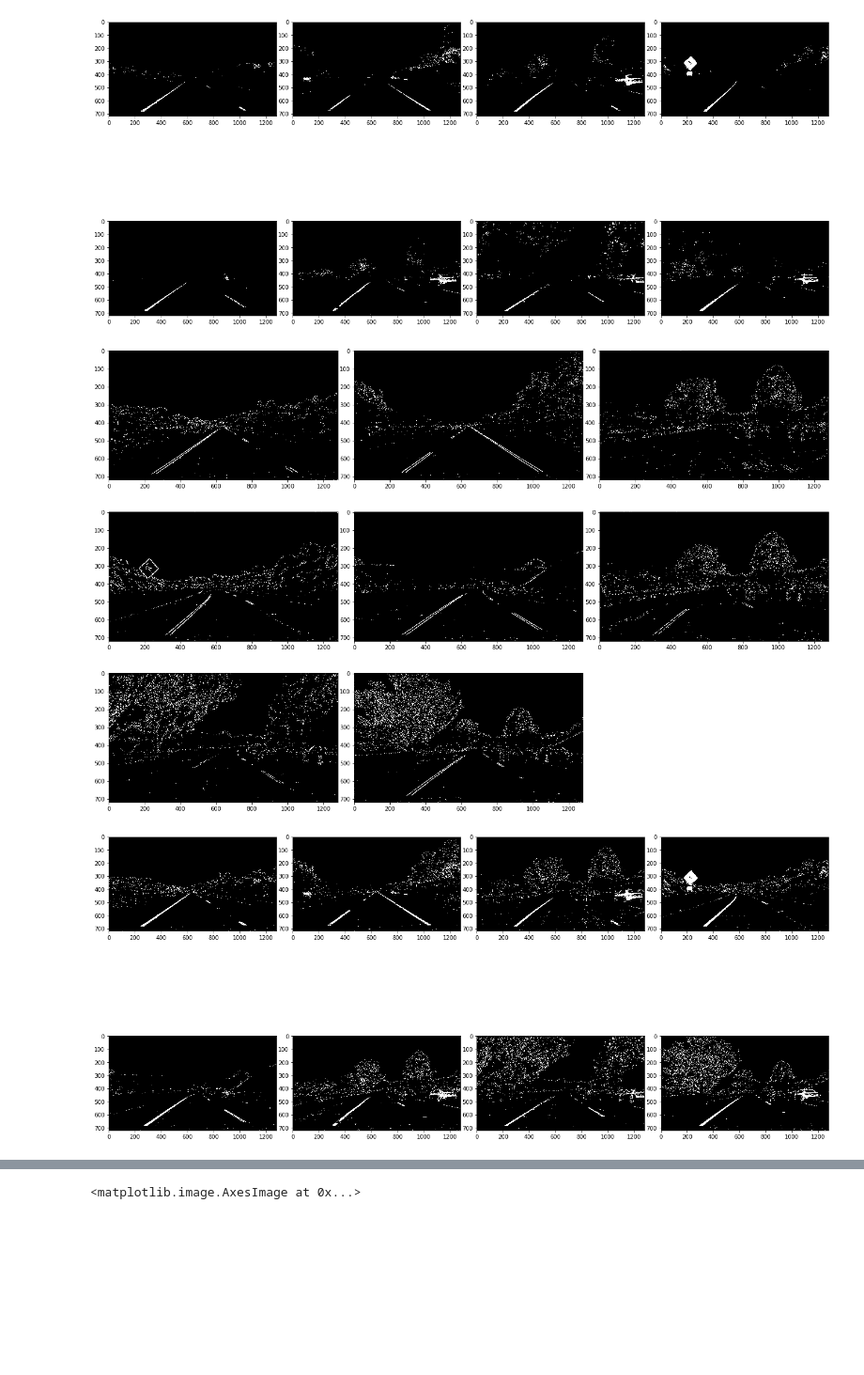
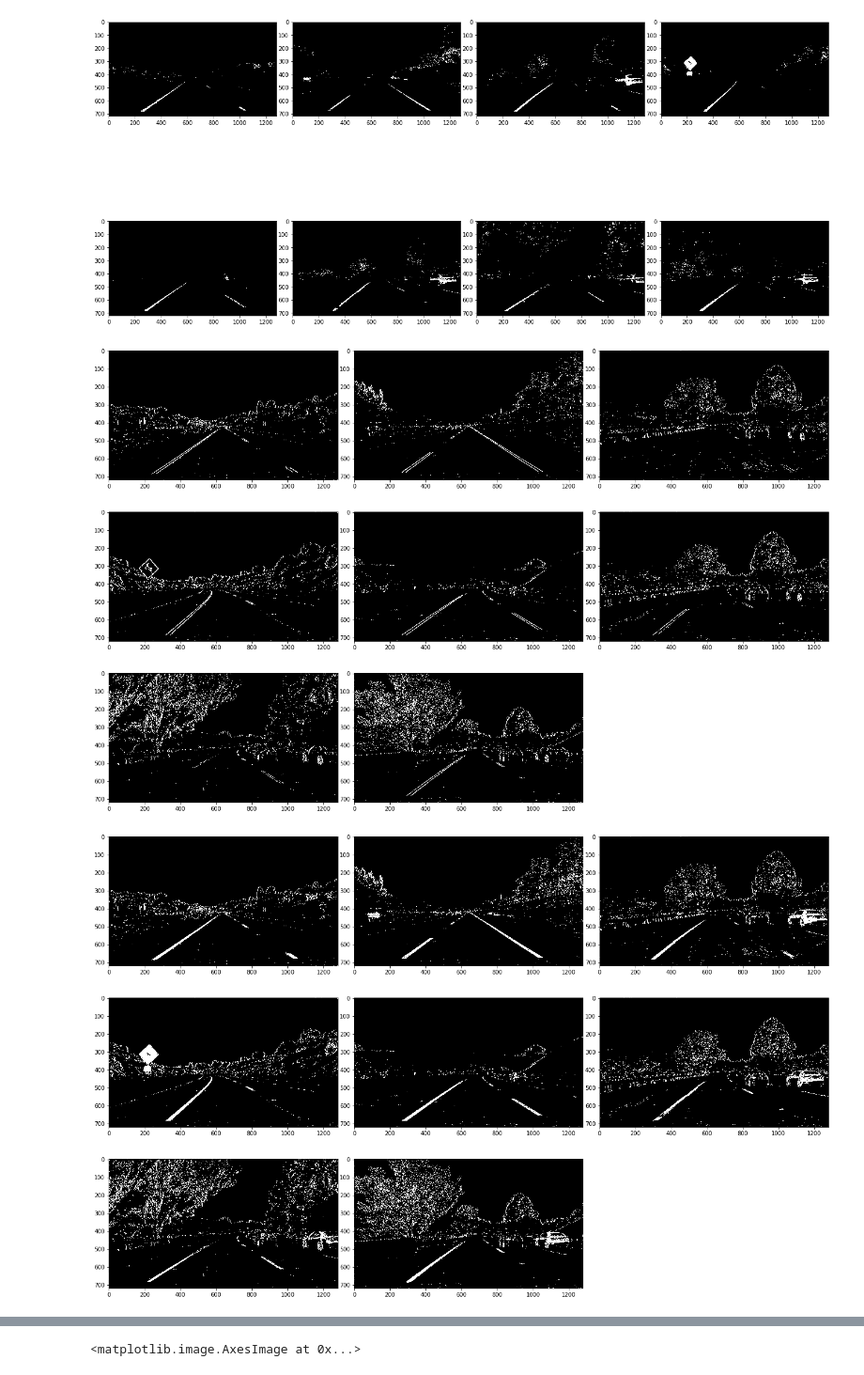
Before and after one commit to Aladdin95/CarND-Advanced-Lane-Lines, a Jupyter notebook: Advanced Lane Finding.ipynb, the cells around one changed output, grey strips where cells are left out. Shown at 94% size. Drawn from its saved outputs; the diff is of its cells as text; code cells hidden in the pictures; blank space fills up the shorter version.

Commit message:
warping parameter and thresholding parameters are tuned, changeing sliding window algorithm, calculate radius of cervature and distance from center

```diff
--- a/Advanced Lane Finding.ipynb
+++ b/Advanced Lane Finding.ipynb
@@ -127,7 +127,7 @@ def thresholding(image, ksize = 7, gradx_thresh = (60,255), grady_thresh = (60,2
     dir_binary = dir_threshold(image, sobel_kernel=ksize, thresh=dir_thresh)
 
     combined = np.zeros_like(dir_binary)
-    combined[((gradx == 1) & (grady == 1))] = 1
+    combined[((gradx == 1))] = 1
     combined[((mag_binary == 1) & (dir_binary == 1))] = 1
     return combined
 # %%
@@ -141,7 +141,7 @@ view_imgs(test_undist_thresh,cols=3)
 #plt.figure(figsize=(20,20))
 #plt.imshow(test_undist_thresh[6],cmap='gray')
 # %% [output]
-[figure, old version]
+[figure, new version]
 # %%
 def combine_thresh(thresh_c, thresh_s):
     thresh_s[thresh_c > 0] = 1
@@ -149,12 +149,12 @@ def combine_thresh(thresh_c, thresh_s):
 # %%
 test_all_thresh = []
 for indx, img in enumerate(test_undist_thresh):
     img[test_color_thresh[indx]>0] = 1
     write_name = 'output_images/test_all_thresh/' + str(indx) + '.jpg'
-    plt.imsave(write_name, 255*img, cmap ='gray')
+    #plt.imsave(write_name, 255*img, cmap ='gray')
     test_all_thresh.append(img)
 #plt.figure(figsize=(20,20))
 #plt.imshow(test_all_thresh[3],cmap='gray')
-view_imgs(test_all_thresh)
+view_imgs(test_all_thresh,cols=3)
 # %% [output]
-[figure, old version]
+[figure, new version]
```
Also changed, not shown: parts of 19 cells of this notebook, 51 other files.
